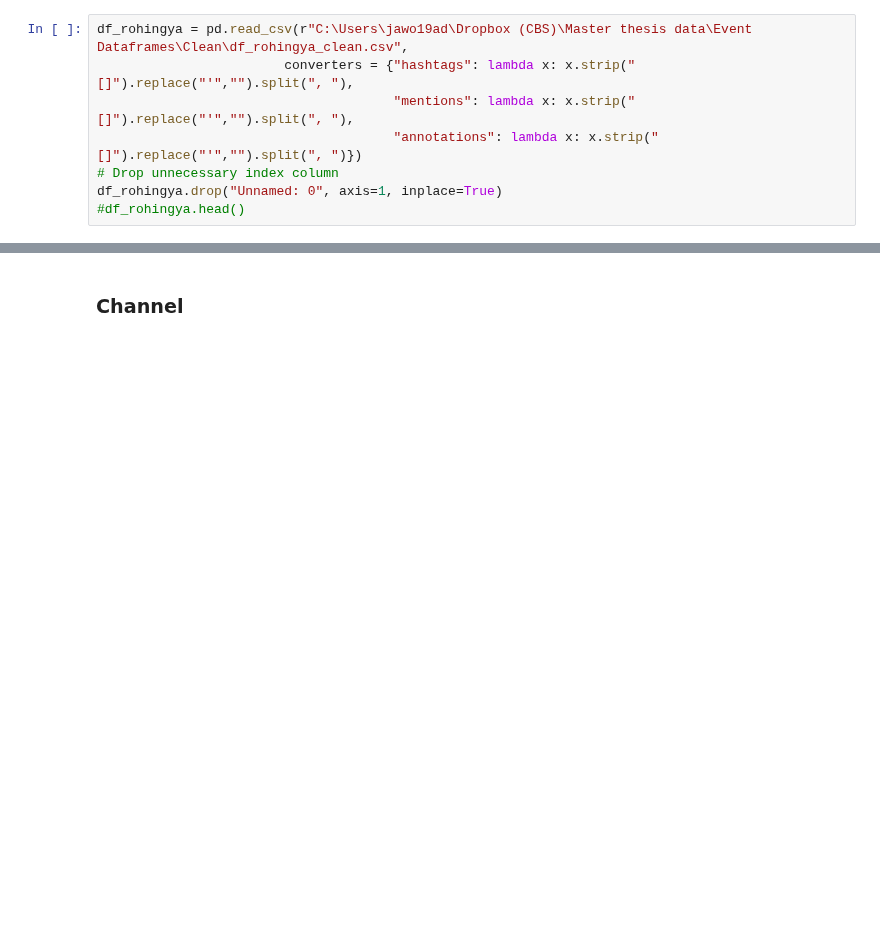
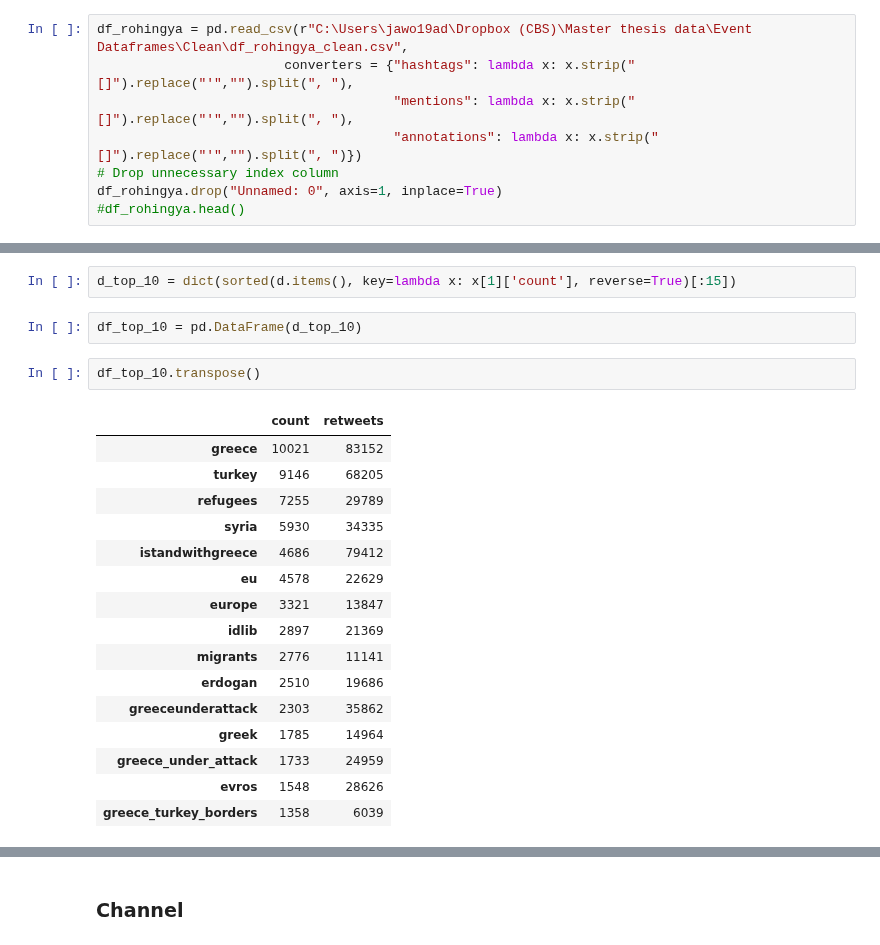
Before and after one commit to janiwo/refugee_project, a Jupyter notebook: Code/06d Networks.ipynb, the cells around one changed output, grey strips where cells are left out. Cells and saved outputs as stored; diff of their text form; blank space fills up the shorter version.

```diff
--- a/Code/06d Networks.ipynb
+++ b/Code/06d Networks.ipynb
@@ -200,0 +283,23 @@ df_rohingya.drop("Unnamed: 0", axis=1, inplace=True)
+# %%
+d_top_10 = dict(sorted(d.items(), key=lambda x: x[1]['count'], reverse=True)[:15])
+# %%
+df_top_10 = pd.DataFrame(d_top_10)
+# %%
+df_top_10.transpose()
+# %% [output]
+|  | count | retweets |
+| greece | 10021 | 83152 |
+| turkey | 9146 | 68205 |
+| refugees | 7255 | 29789 |
+| syria | 5930 | 34335 |
+| istandwithgreece | 4686 | 79412 |
+| eu | 4578 | 22629 |
+| europe | 3321 | 13847 |
+| idlib | 2897 | 21369 |
+| migrants | 2776 | 11141 |
+| erdogan | 2510 | 19686 |
+| greeceunderattack | 2303 | 35862 |
+| greek | 1785 | 14964 |
+| greece_under_attack | 1733 | 24959 |
+| evros | 1548 | 28626 |
+| greece_turkey_borders | 1358 | 6039 |
```
Also changed, not shown: parts of 34 cells of this notebook.
